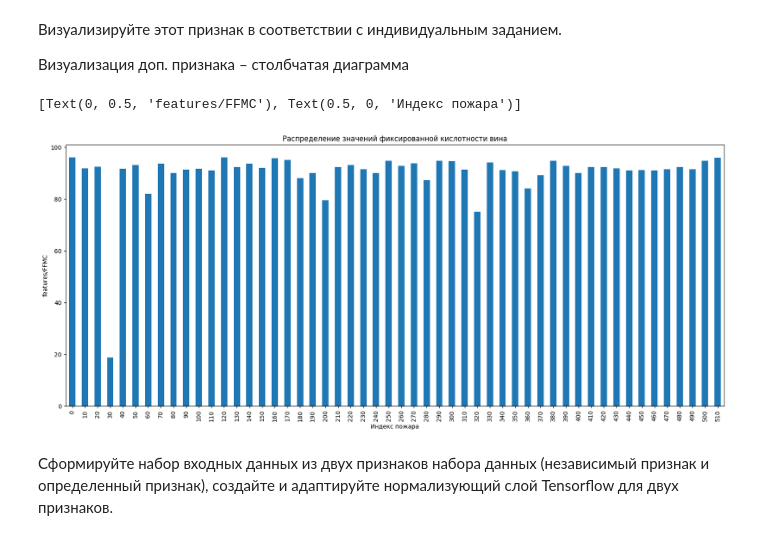
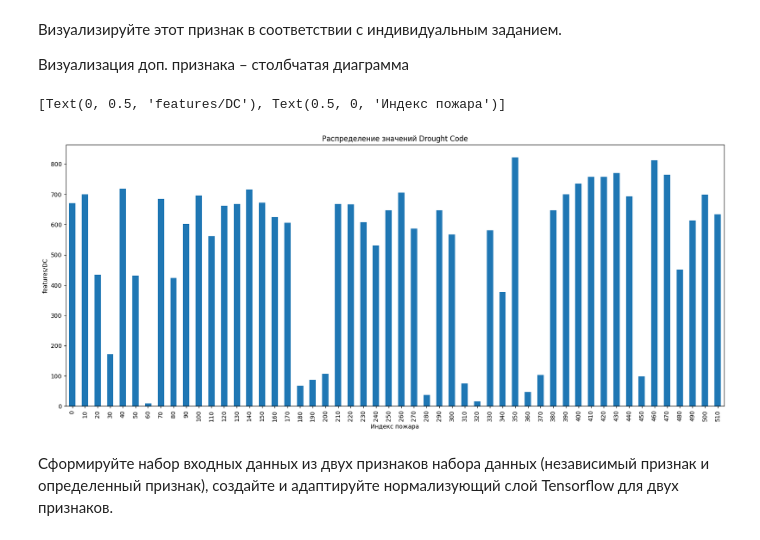
Before and after one commit to kjxeez/machine-learning, a Jupyter notebook: Poly_regression.ipynb, the cells around one changed output. Saved outputs shown, nothing was run; the diff lists cells and outputs as text; code cells hidden in the pictures.

```diff
--- a/Poly_regression.ipynb
+++ b/Poly_regression.ipynb
@@ -213,10 +214,10 @@ features/DC       61536.835938 - непрерывен и имеет наибол
 
 Визуализация доп. признака – столбчатая диаграмма
 # %%
-df[::10]['features/FFMC'].plot.bar(title='Распределение значений фиксированной кислотности вина', figsize=(20,8)).set(ylabel='features/FFMC', xlabel = 'Индекс пожара')
+df[::10]['features/DC'].plot.bar(title='Распределение значений Drought Code', figsize=(20,8)).set(ylabel='features/DC', xlabel = 'Индекс пожара')
 # %% [output]
-[Text(0, 0.5, 'features/FFMC'), Text(0.5, 0, 'Индекс пожара')]
+[Text(0, 0.5, 'features/DC'), Text(0.5, 0, 'Индекс пожара')]
-[figure, old version]
+[figure, new version]
 # %% [markdown]
 Сформируйте набор входных данных из двух признаков набора данных (независимый признак и определенный признак), создайте и адаптируйте нормализующий слой Tensorflow для двух признаков.
 # %%
```
Also changed, not shown: parts of 8 cells of this notebook.
